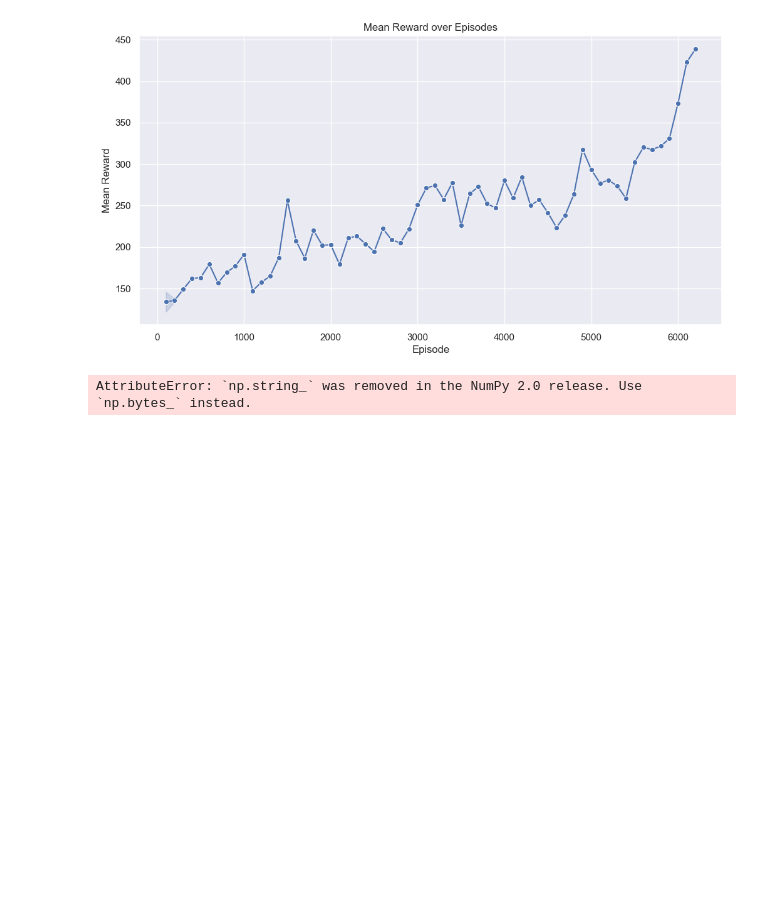
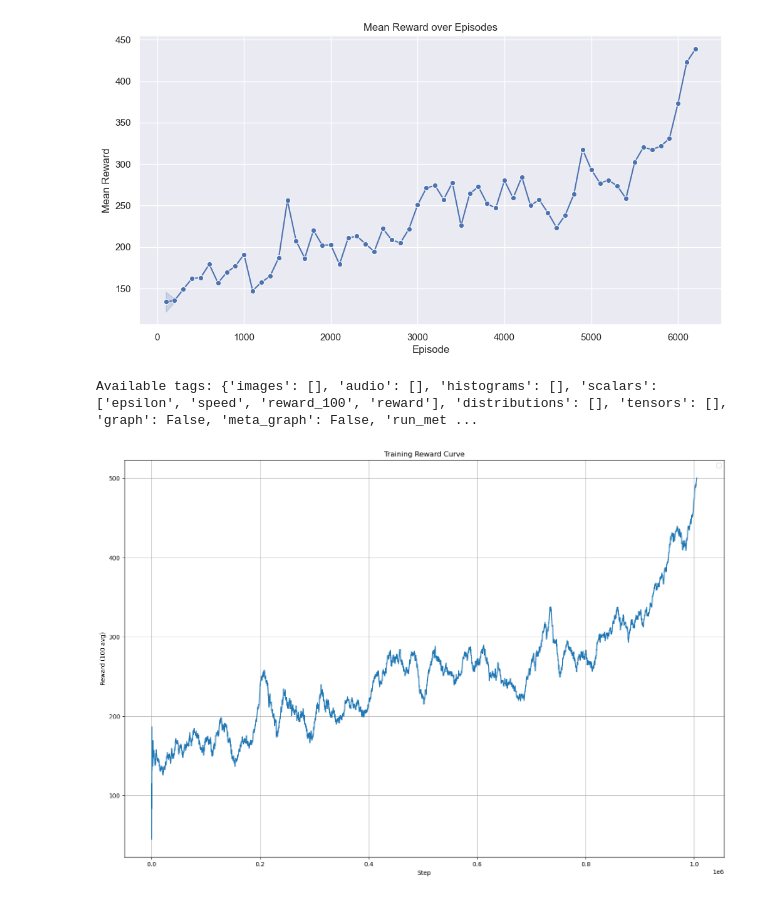
Before and after one commit to GeoNosX/Reinforcement-Learning-Projects-UNIWA, a Jupyter notebook: DQN_SpaceInvaders_Project_UNIWA_3.ipynb, the cells around one changed output. Cells and saved outputs as stored; diff of their text form; code cells hidden in the pictures; blank space fills up the shorter version.

Commit message:
the plot

```diff
--- a/DQN_SpaceInvaders_Project_UNIWA_3.ipynb
+++ b/DQN_SpaceInvaders_Project_UNIWA_3.ipynb
@@ -1060,30 +1060,32 @@ plt.show()
 # %% [output]
 [figure]
 # %%
-import matplotlib.pyplot as plt
+import seaborn as sns
 from tensorboard.backend.event_processing.event_accumulator import EventAccumulator
 
-# Change this to your actual event file folder
-log_dir = r"C:\Users\geono\AppData\Local\Programs\Microsoft VS Code\runs\Nov27_22-59-57_Victus-ALE\SpaceInvaders-v5"
+log_dir = r"C:\Users\geono\AppData\Local\Programs\Microsoft VS Code\runs\Nov27_23-09-53_Victus-ALE\SpaceInvaders-v5\events.out.tfevents.1764277793.Victus"
 
-# Load the event file
+
 acc = EventAccumulator(log_dir)
-acc.Reload()  # Load all events
+acc.Reload()
 
-# See what metrics are available
 print("Available tags:", acc.Tags())
 
-# Example: read 'reward_100'
+
 reward_100 = acc.Scalars("reward_100")
 steps = [x.step for x in reward_100]
 values = [x.value for x in reward_100]
 
-# Plot
-plt.plot(steps, values, label="reward_100")
+
+
+plt.figure(figsize=(18, 12))
+sns.lineplot(x=steps, y=values)
 plt.xlabel("Step")
 plt.ylabel("Reward (100 avg)")
 plt.title("Training Reward Curve")
+plt.grid(True)
 plt.legend()
 plt.show()
 # %% [output]
-AttributeError: `np.string_` was removed in the NumPy 2.0 release. Use `np.bytes_` instead.
+Available tags: {'images': [], 'audio': [], 'histograms': [], 'scalars': ['epsilon', 'speed', 'reward_100', 'reward'], 'distributions': [], 'tensors': [], 'graph': False, 'meta_graph': False, 'run_met ...
+[figure, added]
```
